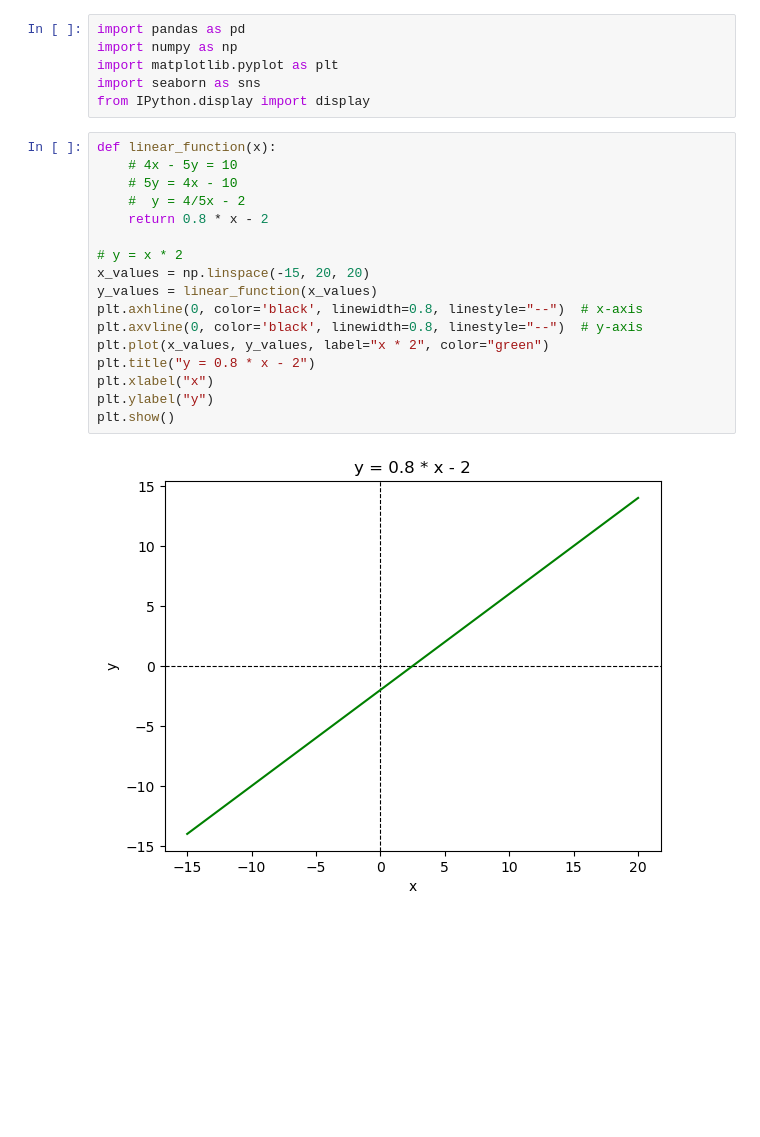
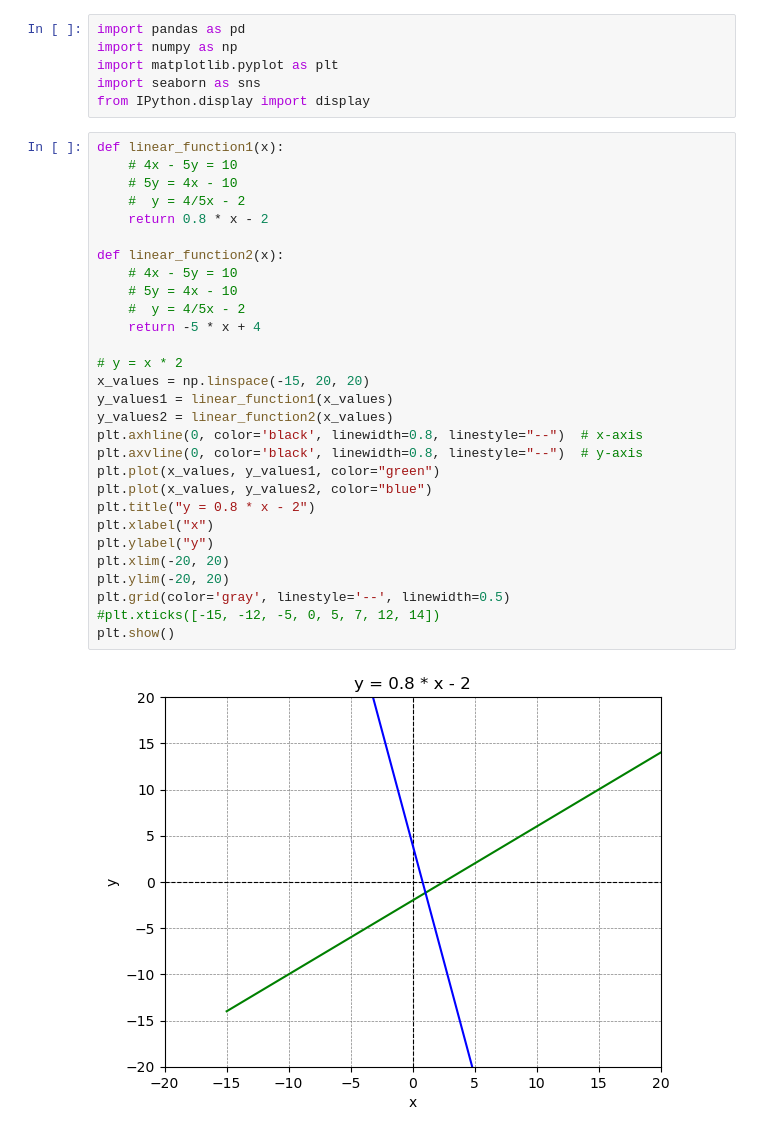
Before and after one commit to pythonai170624/10.03.2025, a Jupyter notebook: math_lesson1.ipynb, the cells around one changed output. Cells and saved outputs as stored; diff of their text form; blank space fills up the shorter version.

```diff
--- a/math_lesson1.ipynb
+++ b/math_lesson1.ipynb
@@ -5,21 +5,33 @@ import matplotlib.pyplot as plt
 import seaborn as sns
 from IPython.display import display
 # %%
-def linear_function(x):
+def linear_function1(x):
     # 4x - 5y = 10
     # 5y = 4x - 10
     #  y = 4/5x - 2
     return 0.8 * x - 2
 
+def linear_function2(x):
+    # 4x - 5y = 10
+    # 5y = 4x - 10
+    #  y = 4/5x - 2
+    return -5 * x + 4
+
 # y = x * 2
 x_values = np.linspace(-15, 20, 20)
-y_values = linear_function(x_values)
+y_values1 = linear_function1(x_values)
+y_values2 = linear_function2(x_values)
 plt.axhline(0, color='black', linewidth=0.8, linestyle="--")  # x-axis
 plt.axvline(0, color='black', linewidth=0.8, linestyle="--")  # y-axis
-plt.plot(x_values, y_values, label="x * 2", color="green")
+plt.plot(x_values, y_values1, color="green")
+plt.plot(x_values, y_values2, color="blue")
 plt.title("y = 0.8 * x - 2")
 plt.xlabel("x")
 plt.ylabel("y")
+plt.xlim(-20, 20)
+plt.ylim(-20, 20)
+plt.grid(color='gray', linestyle='--', linewidth=0.5)
+#plt.xticks([-15, -12, -5, 0, 5, 7, 12, 14])
 plt.show()
 # %% [output]
-[figure, old version]
+[figure, new version]
```
